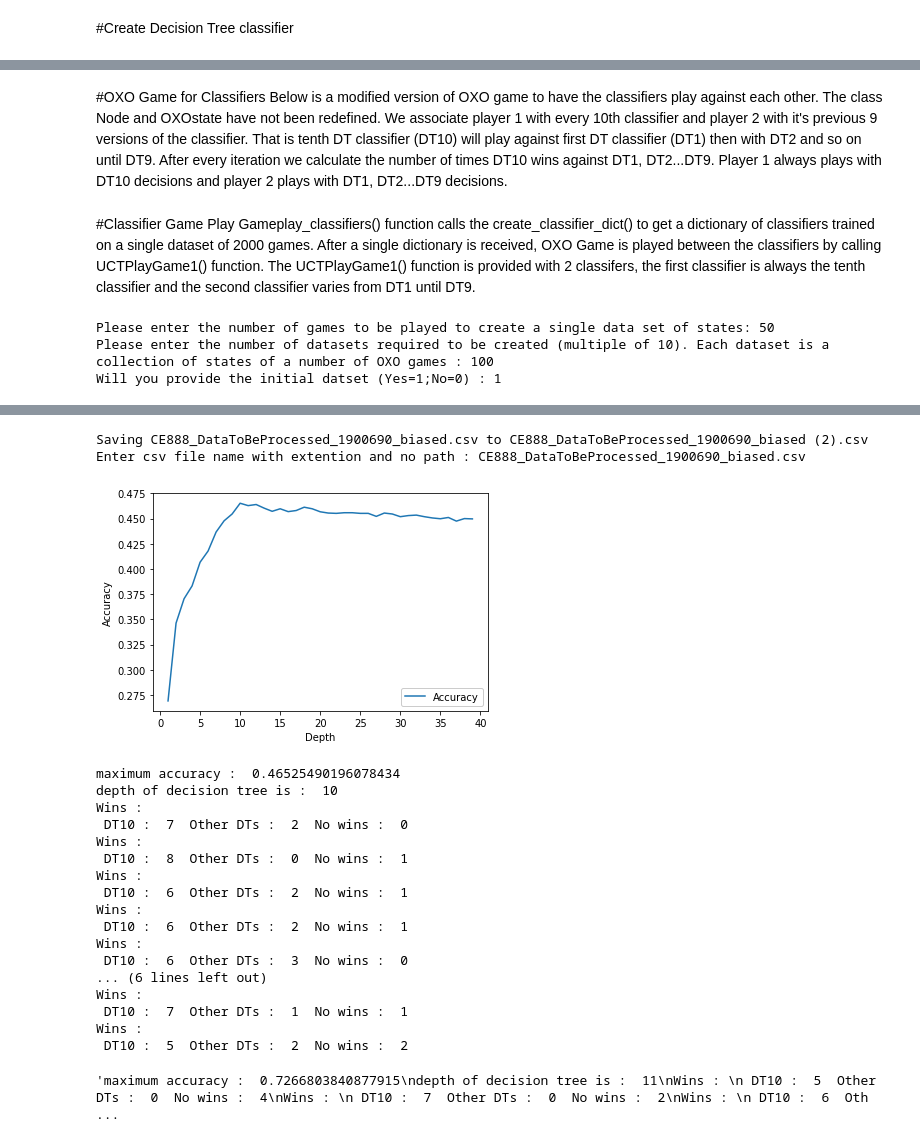
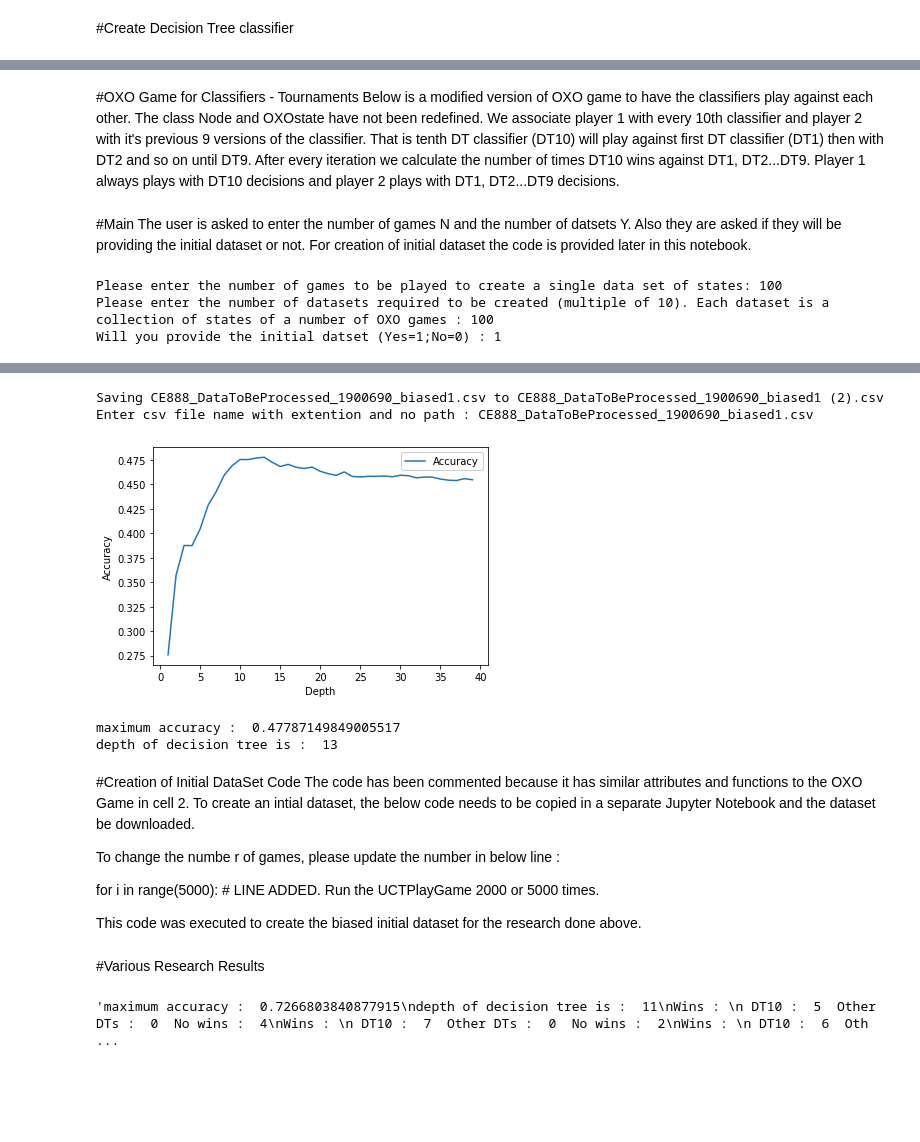
Before and after one commit to GurkiratSarna/CE888-Decision-Making-UoE, a Jupyter notebook: Assignment_2/CE888_Assignment_2_Project_3_1900690.ipynb, the cells around one changed output, grey strips where cells are left out. Saved outputs shown, nothing was run; the diff lists cells and outputs as text; code cells hidden in the pictures; blank space fills up the shorter version.

```diff
--- a/Assignment_2/CE888_Assignment_2_Project_3_1900690.ipynb
+++ b/Assignment_2/CE888_Assignment_2_Project_3_1900690.ipynb
@@ -24,8 +24,7 @@ The input data set is split into 70-30 percent for training and testing. A graph
 # %%
 def create_DT_classifier(Data_in, get_depth, depth_max):
     #Split data into 70-30 percent for training and testing
-    #print(len(Data_in))
-    train_set, test_set = train_test_split(Data_in, test_size = 0.2, random_state=42)
+    train_set, test_set = train_test_split(Data_in, test_size = 0.3, random_state=42)
 
     #Only take the features for training - 9 positions of the board and the player playing at the state
     Data_train_x=train_set.iloc[:,0:10]
@@ -52,11 +51,11 @@ def create_DT_classifier(Data_in, get_depth, depth_max):
             classifier_DT1.fit(Data_train_x, Data_train_y)
             score = classifier_DT1.score(Data_test_x, Data_test_y)
             accuracy_list.append(score)
-        plt.plot(depth_range,accuracy_list, label='Accuracy') # commented to save space for output
+        plt.plot(depth_range,accuracy_list, label='Accuracy')
         plt.legend(framealpha=1, frameon=True)
         plt.xlabel('Depth')
         plt.ylabel('Accuracy')
-        plt.show()  # commented to save space for output
+        plt.show()
         #Pick the depth at which accuracy is maximum only during the first run and train the classifier on that depth for the complete project.
         depth_max =(accuracy_list.index(max(accuracy_list)) + 1)
         print("maximum accuracy : ", max(accuracy_list))
@@ -67,6 +66,6 @@ def create_DT_classifier(Data_in, get_depth, depth_max):
     classifier_DT = DecisionTreeClassifier(criterion='gini',max_depth=depth_max,random_state=42)
     classifier_DT.fit(Data_train_x, Data_train_y)
     Pred_test_y=classifier_DT.predict(Data_test_x)
-    #print(classification_report(Data_test_y,Pred_test_y)) #Need not print for Assignment 2 also commented to save space for output
+    #print(classification_report(Data_test_y,Pred_test_y)) # commented to save space for output
 
     return classifier_DT, depth_max
@@ -299,9 +298,9 @@ def UCTPlayGame(firstrun, classifier_dt): #These simulations are MCTS
         '''1000:2000 -> No one wins; 1500:2000 -> No one wins; 10:1000 -> nearly 2.5% winning - Assignment 1
         10:1000 -> with 5000 iterations of UCTPlaygame -> 12.5% winning games - Assignment 1'''
         if state.playerJustMoved == 1: #The consition checks for player 1 but the best move is returned for player 2.
-            m = UCT(firstrun, classifier_dt, rootstate=state, itermax=10, verbose=False)  # play with values for itermax and verbose = True.
+            m = UCT(firstrun, classifier_dt, rootstate=state, itermax=100, verbose=False)  # play with values for itermax and verbose = True.
         else:
-            m = UCT(firstrun, classifier_dt, rootstate=state, itermax=10, verbose=False) # itermax decides the total value of visits to one node in a given game.
+            m = UCT(firstrun, classifier_dt, rootstate=state, itermax=100, verbose=False) # itermax decides the total value of visits to one node in a given game.
         #print("Best Move: " + str(m) + "\n") # Commented to save space for the output
         state.DoMove(m)
 
@@ -419,7 +419,7 @@ def create_classifier_dict(num_datasets, num_of_games, first_file, Data_user):
        train_state.clear()
    return dict_classifier
 # %% [markdown]
-#OXO Game for Classifiers
+#OXO Game for Classifiers - Tournaments
 Below is a modified version of OXO game to have the classifiers play against each other. The class Node and OXOstate have not been redefined. We associate player 1 with every 10th classifier and player 2 with it's previous 9 versions of the classifier. That is tenth DT classifier (DT10) will play against first DT classifier (DT1) then with DT2 and so on until DT9. After every iteration we calculate the number of times DT10 wins against DT1, DT2...DT9. Player 1 always plays with DT10 decisions and player 2 plays with DT1, DT2...DT9 decisions.
 # %%
 def GetRandomMove1(DTclassifier, s):
@@ -485,9 +485,9 @@ def UCTPlayGame1(pl1_classifier, pl2_classifier):
     while (state.GetMoves() != []):
         #print(str(state)) #Commented to save space for Output
         if state.playerJustMoved == 1:
-            m = UCT1(pl1_classifier, pl2_classifier,rootstate = state, itermax = 10, verbose = False)
+            m = UCT1(pl1_classifier, pl2_classifier,rootstate = state, itermax = 100, verbose = False)
         else:
-            m = UCT1(pl1_classifier, pl2_classifier, rootstate = state, itermax =10, verbose = False)
+            m = UCT1(pl1_classifier, pl2_classifier, rootstate = state, itermax =100, verbose = False)
         #print("Best Move: " + str(m) + "\n") #Commented to save space for Output
         state.DoMove(m)
         if state.GetResult(state.playerJustMoved) != False:
@@ -502,9 +502,9 @@ def UCTPlayGame1(pl1_classifier, pl2_classifier):
     else:
         #print("Nobody wins!") #Commented to save space for Output
         return 0
-# %% [markdown]
-#Classifier Game Play
-Gameplay_classifiers() function calls the create_classifier_dict() to get a dictionary of classifiers trained on a single dataset of 2000 games. After a single dictionary is received, OXO Game is played between the classifiers by calling UCTPlayGame1() function. The UCTPlayGame1() function is provided with 2 classifers, the first classifier is always the tenth classifier and the second classifier varies from DT1 until DT9.
+# %% [markdown]
+#Main
+The user is asked to enter the number of games N and the number of datsets Y. Also they are asked if they will be providing the initial dataset or not. For creation of initial dataset the code is provided later in this notebook.
 # %%
 if __name__ == "__main__":
 
@@ -522,53 +522,48 @@ if __name__ == "__main__":
     uploaded = files.upload()
     fname=input('Enter csv file name with extention and no path : ')
     Data_user = pd.read_csv(io.BytesIO(uploaded[fname]))
   else:
     Data_user = 0
 
   dict_clfr=create_classifier_dict(no_of_clsfr, no_of_games, first_file, Data_user)
   #print('Length of dictionary : ', len(dict_clfr))
   #print('dictionary : ', dict_clfr)
-
+  k=1
   for i in range(0,len(dict_clfr),10):
       DT10=0
       DTother=0
       Nowin=0
       j=i
       for j in range(i, i+9): # execute from 0 until 8th index of every tenth position
           winner = UCTPlayGame1(dict_clfr[9+10*(i//10)], dict_clfr[j]) # transfer 9 always and every value from 0 to 8
           #print(winner)
           if winner==1:
             #print('DT10 wins')
             DT10+=1
           elif winner==2:
             #print('DT',i+1,' wins')
             DTother+=1
           else:
             #print('No wins')
             Nowin+=1
-      print("Wins : \n DT10 : ", DT10, " Other DTs : ", DTother, " No wins : ", Nowin)
+      print("Tournament ",k," Wins : \n DT10 : ", DT10, " Other DTs : ", DTother, " No wins : ", Nowin)
+      k+=1
 # %% [output]
-Please enter the number of games to be played to create a single data set of states: 50
+Please enter the number of games to be played to create a single data set of states: 100
 Please enter the number of datasets required to be created (multiple of 10). Each dataset is a collection of states of a number of OXO games : 100
 Will you provide the initial datset (Yes=1;No=0) : 1
 [interactive output not drawn]
-Saving CE888_DataToBeProcessed_1900690_biased.csv to CE888_DataToBeProcessed_1900690_biased (2).csv
-Enter csv file name with extention and no path : CE888_DataToBeProcessed_1900690_biased.csv
+Saving CE888_DataToBeProcessed_1900690_biased1.csv to CE888_DataToBeProcessed_1900690_biased1 (2).csv
+Enter csv file name with extention and no path : CE888_DataToBeProcessed_1900690_biased1.csv
-[figure, old version]
+[figure, new version]
-maximum accuracy :  0.46525490196078434
-depth of decision tree is :  10
-Wins :
- DT10 :  7  Other DTs :  2  No wins :  0
-Wins :
- DT10 :  8  Other DTs :  0  No wins :  1
-Wins :
- DT10 :  6  Other DTs :  2  No wins :  1
-Wins :
- DT10 :  6  Other DTs :  2  No wins :  1
-Wins :
- DT10 :  6  Other DTs :  3  No wins :  0
-... (6 lines left out)
-Wins :
- DT10 :  7  Other DTs :  1  No wins :  1
-Wins :
- DT10 :  5  Other DTs :  2  No wins :  2
+maximum accuracy :  0.47787149849005517
+depth of decision tree is :  13
+# %% [markdown]
+#Creation of Initial DataSet Code
+The code has been commented because it has similar attributes and functions to the OXO Game in cell 2. To create an intial dataset, the below code needs to be copied in a separate Jupyter Notebook and the dataset be downloaded.
+
+To change the numbe r of games, please update the number in below line :
+
+for i in range(5000): # LINE ADDED. Run the UCTPlayGame 2000 or 5000 times.
+
+This code was executed to create the biased initial dataset for the research done above.
@@ -574,0 +821,2 @@ Wins :
+# %% [markdown]
+#Various Research Results
```
Also changed, not shown: parts of 9 cells of this notebook.
